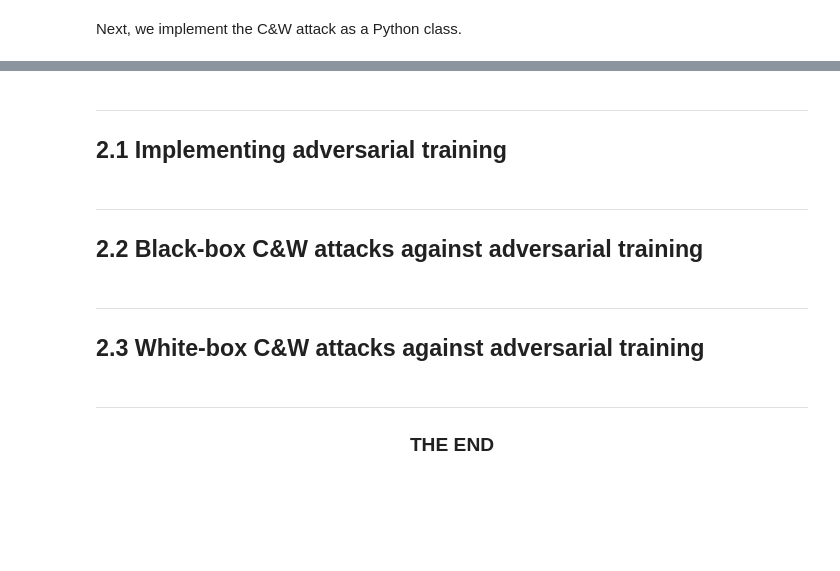
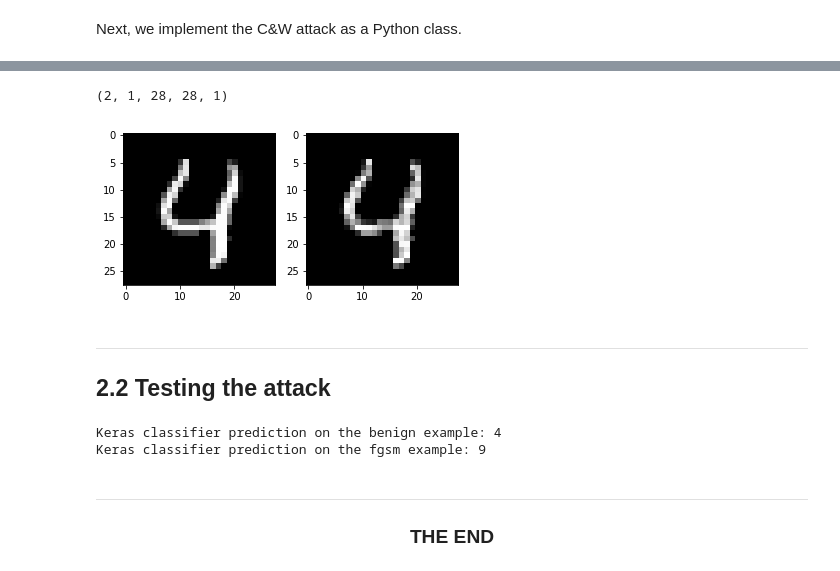
Before and after one commit to NeuralSec/CYB80001-labs, a Jupyter notebook: CYB80001-Week3C-CW_Defences.ipynb, the cells around one changed output, grey strips where cells are left out. Cells and saved outputs as stored; diff of their text form; code cells hidden in the pictures; blank space fills up the shorter version.

```diff
--- a/CYB80001-Week3C-CW_Defences.ipynb
+++ b/CYB80001-Week3C-CW_Defences.ipynb
@@ -287,0 +678,12 @@ We launch the C&W attack against a MNIST classifier in this section. We reuse `m
+# %%
+sess = tf.Session()
+K.set_session(sess)
+
+target_classifier = load_model('mnist_cnn_model.h5')
+attacker = PSOAttack(sess, target_classifier)
+
+benign_example = X_test[4:5]
+bening_y = y_test[4:5]
+
+pso_x = attacker.optimise(benign_example, bening_y) # non-targeted attack
+print('Complete')
@@ -288,18 +708,27 @@ We launch the C&W attack against a MNIST classifier in this section. We reuse `m
+# %%
+import matplotlib.pyplot as plt
+
+print(pso_x.shape)
+
+fig, axes = plt.subplots(nrows=1, ncols=2)
+axes[0].imshow(benign_example.reshape(28,28), cmap='gray')
+axes[1].imshow(pso_x[0].reshape(28,28), cmap='gray')
+plt.show()
+# %% [output]
+(2, 1, 28, 28, 1)
+[figure, added]
 # %% [markdown]
 ---
-<a id = "2_1"></a>
+<a id = "2_2"></a>
 
-## 2.1  Implementing adversarial training
+## 2.2  Testing the attack
-# %% [markdown]
----
-<a id = "2_2"></a>
-
-## 2.2  Black-box C&W attacks against adversarial training
-# %% [markdown]
----
-<a id = "2_3"></a>
-
-## 2.3  White-box C&W attacks against adversarial training
+# %%
+# Input the examples into the classifier for classification
+print(f'Keras classifier prediction on the benign example: {np.argmax(target_classifier.predict(benign_example))}')
+print(f'Keras classifier prediction on the fgsm example: {np.argmax(target_classifier.predict(pso_x[0]))}')
+# %% [output]
+Keras classifier prediction on the benign example: 4
+Keras classifier prediction on the fgsm example: 9
 # %% [markdown]
 ---
 ### <div  style="text-align:center">**THE END**</div>
```
Also changed, not shown: parts of 19 cells of this notebook, 1 other file.
